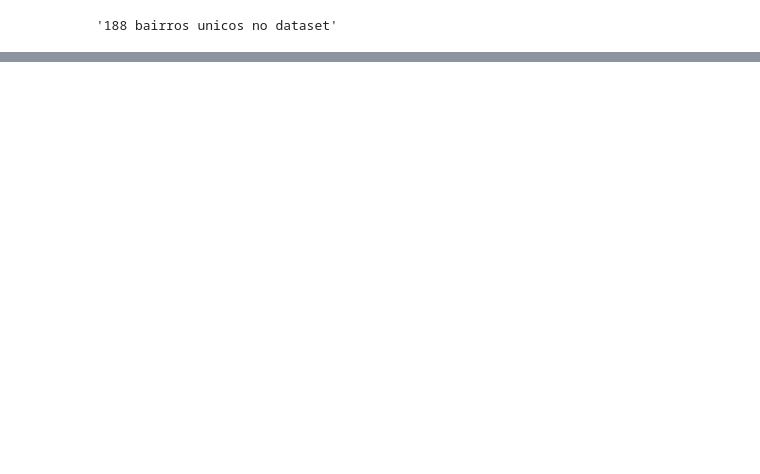
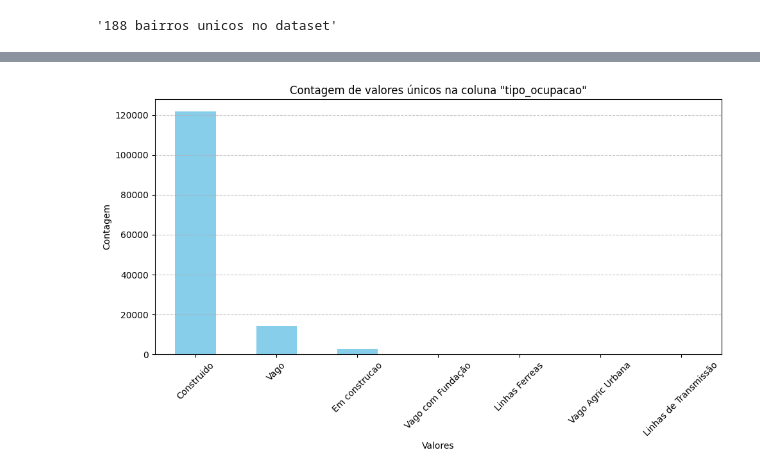
Before and after one commit to EmilioSandroFilho/imoveisgv, a Jupyter notebook: exploratória.ipynb, the cells around one changed output, grey strips where cells are left out. Saved outputs shown, nothing was run; the diff lists cells and outputs as text; code cells hidden in the pictures; blank space fills up the shorter version.

```diff
--- a/exploratória.ipynb
+++ b/exploratória.ipynb
@@ -117,0 +122,4 @@ Name: venal, dtype: float64
+# %%
+plotar_grafico_barras(imoveis_unique,'tipo_ocupacao')
+# %% [output]
+[figure, added]
```
Also changed, not shown: parts of 28 cells of this notebook.
